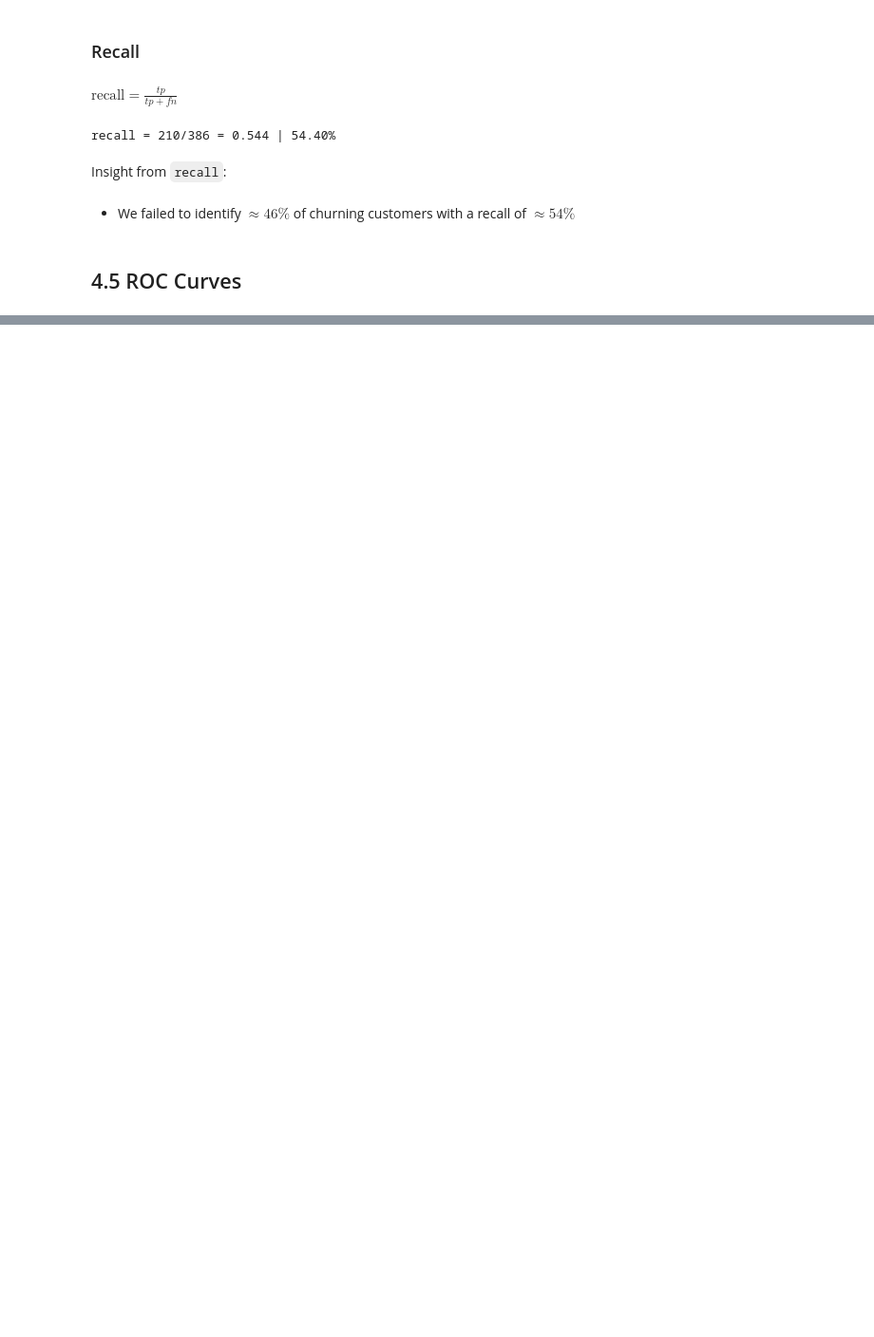
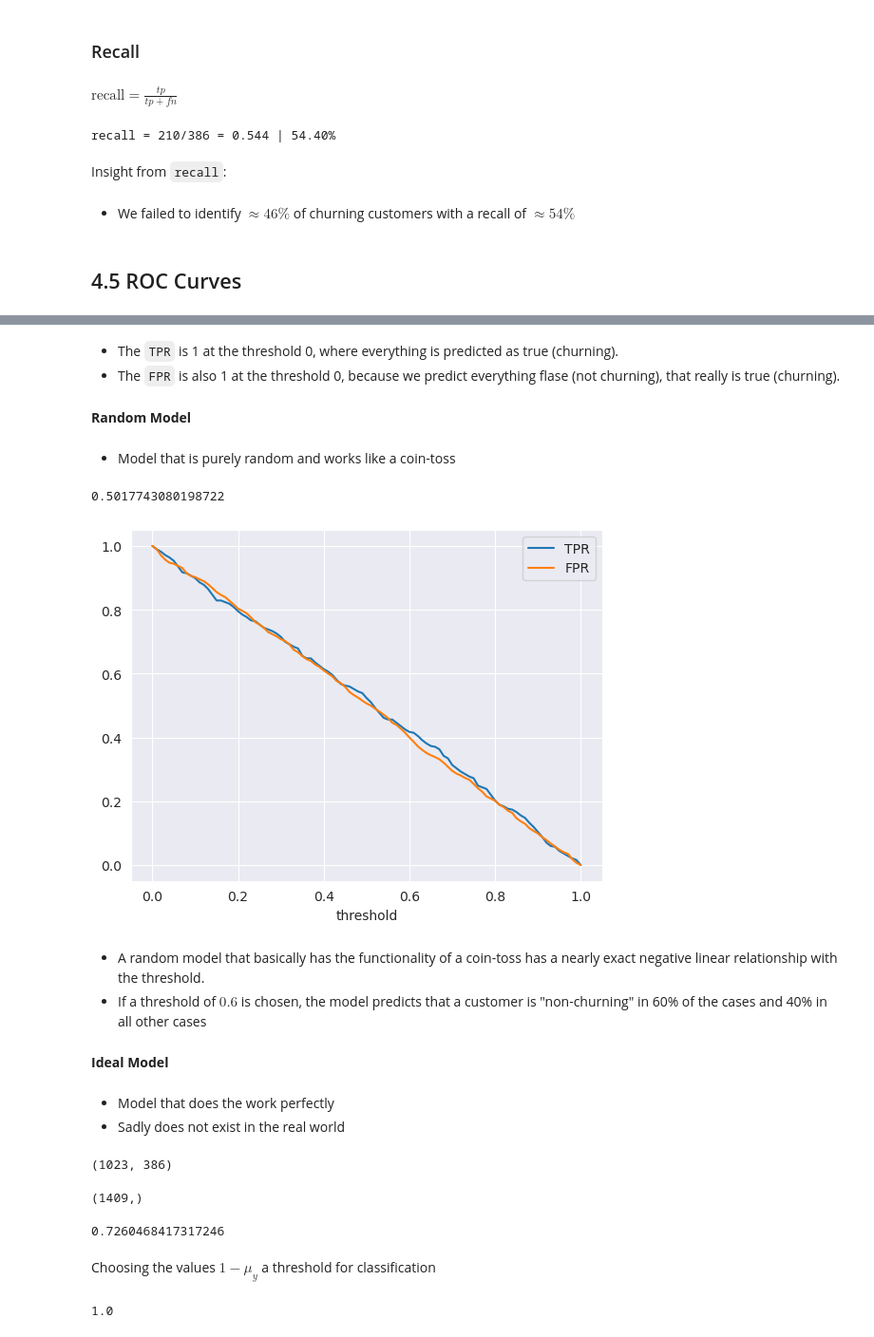
Before and after one commit to joweyel/ml-zoomcamp-material, a Jupyter notebook: 04-evaluation/notebooks/section4-notebook.ipynb, the cells around one changed output, grey strips where cells are left out. Shown at 95% size. Saved outputs shown, nothing was run; the diff lists cells and outputs as text; code cells hidden in the pictures; blank space fills up the shorter version.

```diff
--- a/04-evaluation/notebooks/section4-notebook.ipynb
+++ b/04-evaluation/notebooks/section4-notebook.ipynb
@@ -317,0 +382,69 @@ Insight from `recall`:
+# %% [markdown]
+- The `TPR` is 1 at the threshold 0, where everything is predicted as true (churning).
+- The `FPR` is also 1 at the threshold 0, because we predict everything flase (not churning), that really is true (churning).
+# %% [markdown]
+**Random Model**
+# %% [markdown]
+- Model that is purely random and works like a coin-toss
+# %%
+np.random.seed(1)
+y_rand = np.random.uniform(0, 1, size=len(y_val))
+# %%
+((y_rand >= 0.5) == y_val).mean() # ~= 50% (Expected)
+# %% [output]
+0.5017743080198722
+# %%
+def tpr_fpr_dataframe(y_val, y_pred):
+    thresholds = np.linspace(0, 1, 101)
+    scores = []
+
+    for t in thresholds:
+        actual_positive = (y_val == 1)
+        actual_negative = (y_val == 0)
+
+        pred_positive = (y_pred >= t)
+        pred_negative = (y_pred < t)
+
+        tp = (pred_positive & actual_positive).sum()
+        tn = (pred_negative & actual_negative).sum()
+
+        fp = (pred_positive & actual_negative).sum()
+        fn = (pred_negative & actual_positive).sum()
+
+        scores.append((t, tp, fp, tn, fn))
+
+    columns = ["threshold", "tp", "fp", "tn", "fn"]
+    df_scores = pd.DataFrame(scores, columns=columns)
+    df_scores["tpr"] = df_scores["tp"] / (df_scores["tp"] + df_scores["fn"])
+    df_scores["fpr"] = df_scores["fp"] / (df_scores["fp"] + df_scores["tn"])
+
+    return df_scores
+# %%
+df_rand = tpr_fpr_dataframe(y_val, y_rand)
+# %%
+plt.plot(df_rand["threshold"], df_rand["tpr"], label="TPR")
+plt.plot(df_rand["threshold"], df_rand["fpr"], label="FPR")
+plt.xlabel("threshold")
+plt.legend()
+plt.show()
+# %% [output]
+[figure, added]
+# %% [markdown]
+- A random model that basically has the functionality of a coin-toss has a nearly exact negative linear relationship with the threshold.
+- If a threshold of $0.6$ is chosen, the model predicts that a customer is "non-churning" in 60% of the cases and 40% in all other cases
+# %% [markdown]
+**Ideal Model**
+# %% [markdown]
+- Model that does the work perfectly
+- Sadly does not exist in the real world
+# %%
+num_neg = (y_val == 0).sum()
+num_pos = (y_val == 1).sum()
+num_neg, num_pos
+# %% [output]
+(1023, 386)
+# %%
+y_ideal = np.repeat([0, 1], repeats=[num_neg, num_pos])
+y_ideal.shape
+# %% [output]
+(1409,)
@@ -317,0 +453,10 @@ Insight from `recall`:
+# %%
+1.0 - y_val.mean()
+# %% [output]
+0.7260468417317246
+# %% [markdown]
+Choosing the values $1-\mu_y$ a threshold for classification
+# %%
+((y_ideal_pred >= 0.726) == y_ideal).mean()
+# %% [output]
+1.0
```
Also changed, not shown: parts of 47 cells of this notebook, 5 other files.
